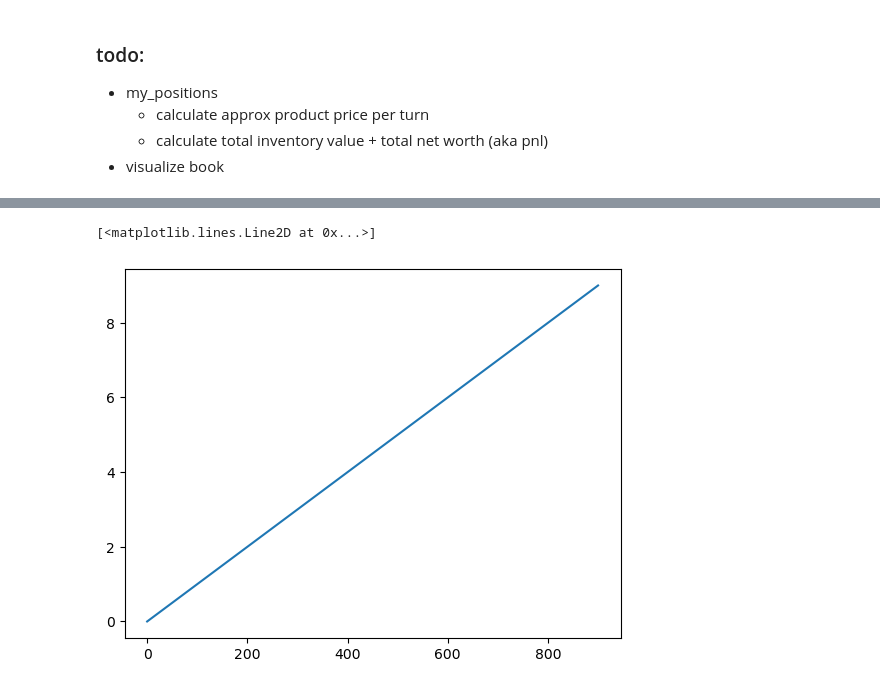
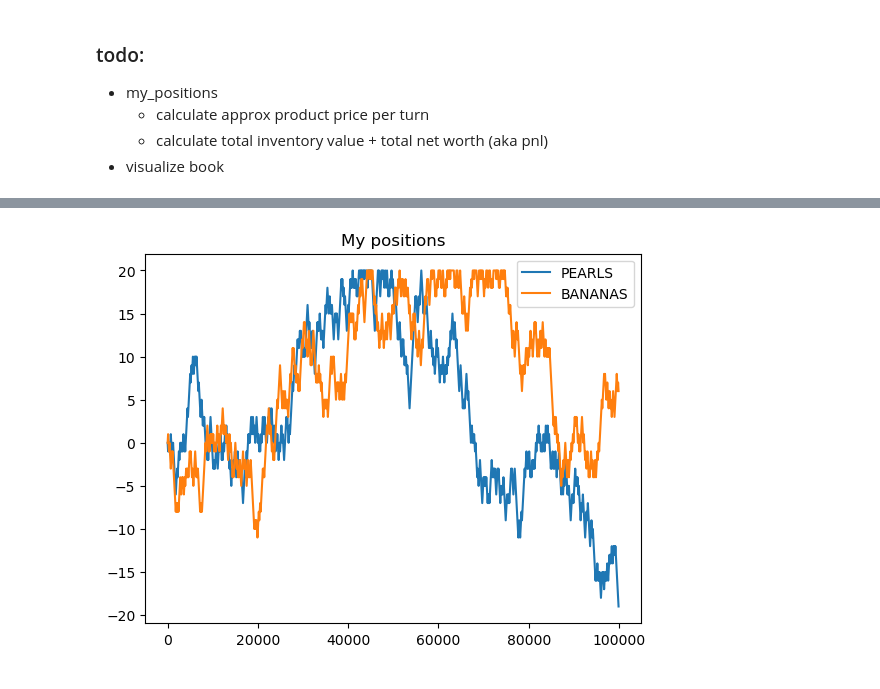
Before and after one commit to rzhan11/IMCTradingComp23, a Jupyter notebook: nbs/exploration-Copy1.ipynb, the cells around one changed output, grey strips where cells are left out. Cells and saved outputs as stored; diff of their text form; code cells hidden in the pictures.

```diff
--- a/nbs/exploration-Copy1.ipynb
+++ b/nbs/exploration-Copy1.ipynb
@@ -308,7 +337,10 @@ plt.plot(my_positions["time"], my_positions["pnl"])
 # %%
 # plot my positions in each product
 
-plt.plot(my_positions["time"], my_positions["PEARLS"])
+plt.plot(my_positions["time"], my_positions["PEARLS"], label="PEARLS")
+plt.plot(my_positions["time"], my_positions["BANANAS"], label="BANANAS")
+plt.title("My positions")
+plt.legend()
+plt.show()
 # %% [output]
-[<matplotlib.lines.Line2D at 0x...>]
-[figure, old version]
+[figure, new version]
```
Also changed, not shown: parts of 15 cells of this notebook, 2 other files.
